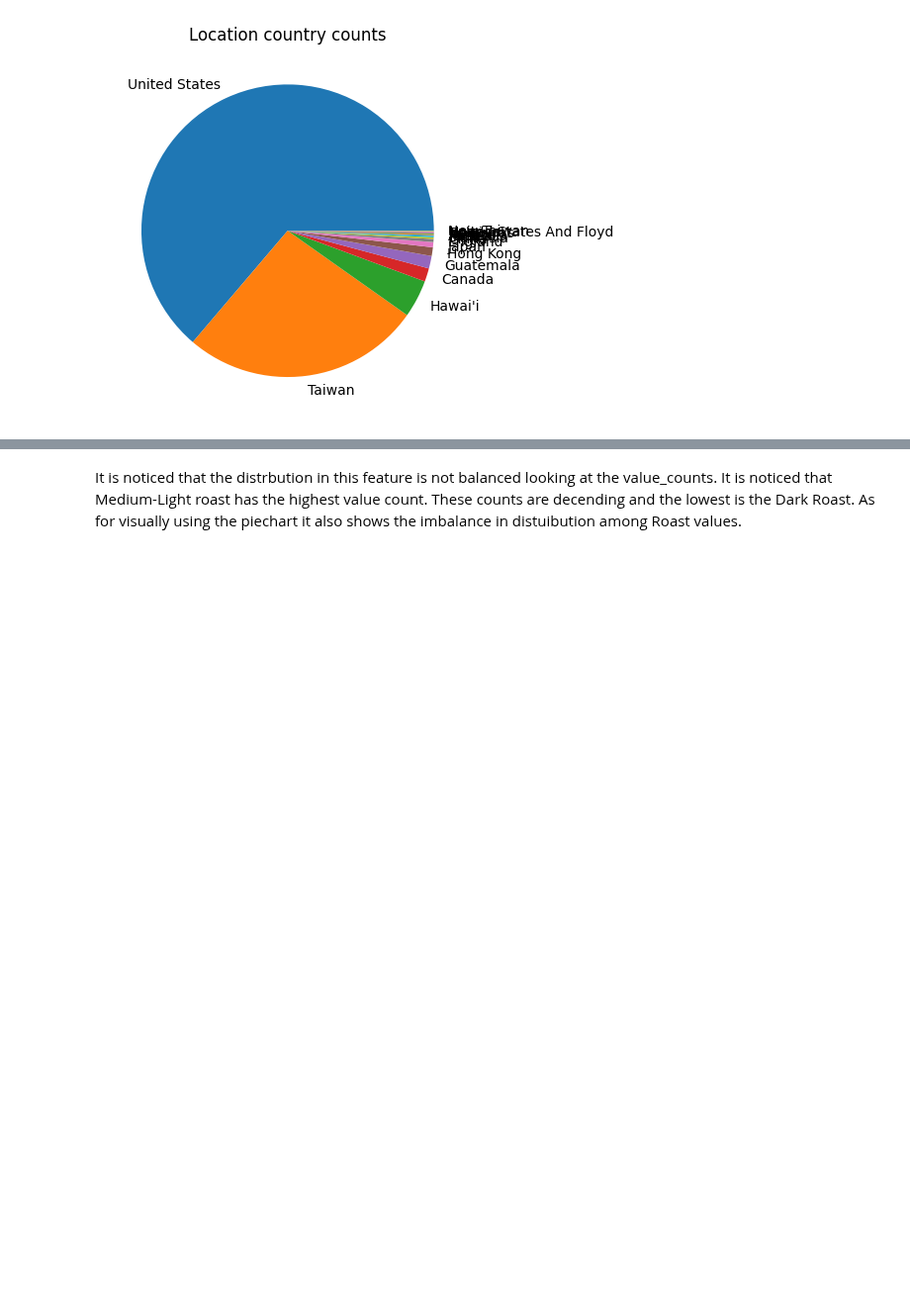
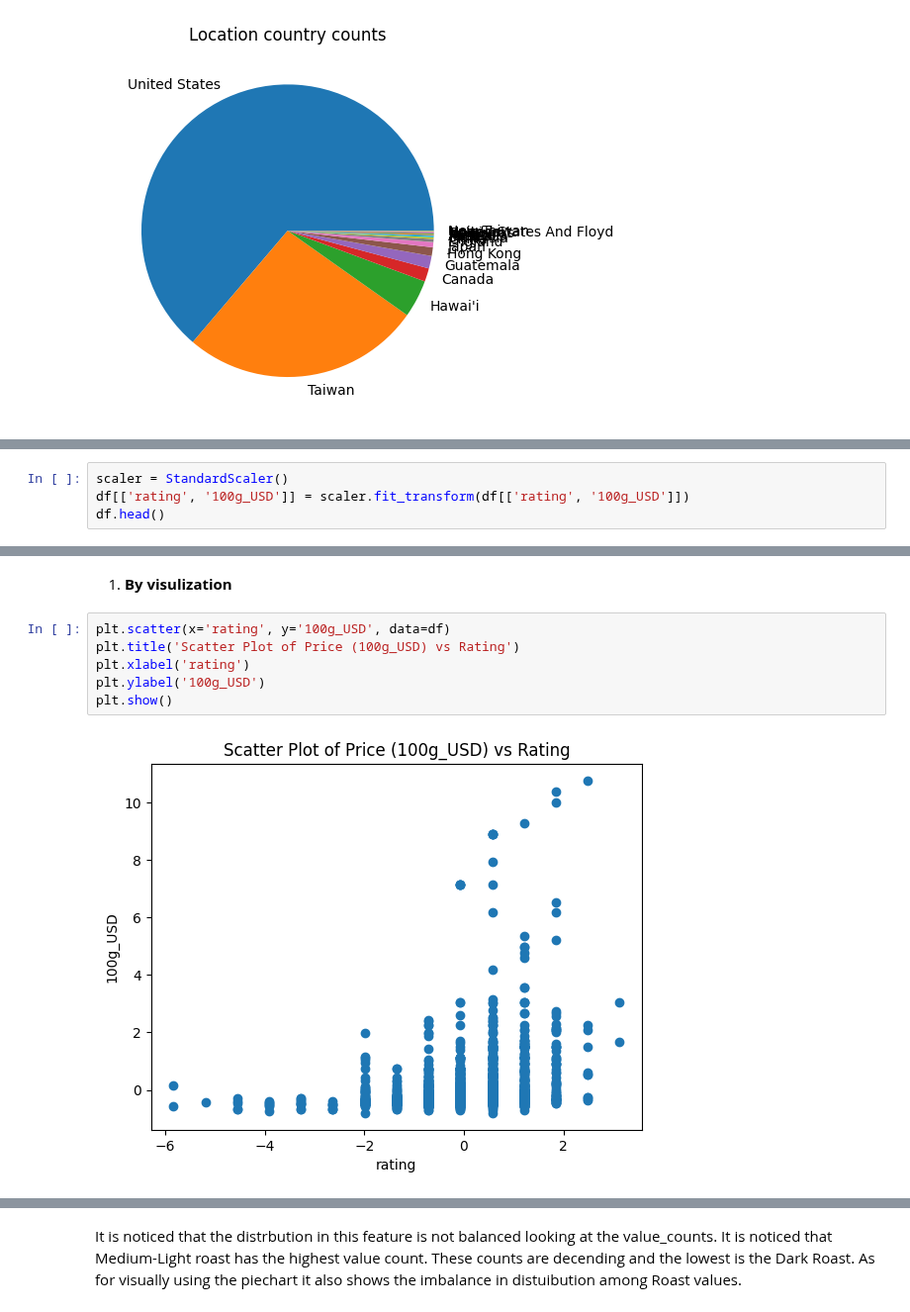
Before and after one commit to sondosaabed/SP.TOP-Data-Science-and-Analytics, a Jupyter notebook: Assignments/A4/1190652_A4.ipynb, the cells around one changed output, grey strips where cells are left out. Shown at 99% size. Saved outputs shown, nothing was run; the diff lists cells and outputs as text; blank space fills up the shorter version.

```diff
--- a/Assignments/A4/1190652_A4.ipynb
+++ b/Assignments/A4/1190652_A4.ipynb
@@ -416,0 +429,4 @@ Text(0.5, 1.0, 'Location country counts')
+# %%
+scaler = StandardScaler()
+df[['rating', '100g_USD']] = scaler.fit_transform(df[['rating', '100g_USD']])
+df.head()
@@ -416,0 +440,10 @@ Text(0.5, 1.0, 'Location country counts')
+# %% [markdown]
+1. <b>By visulization</b>
+# %%
+plt.scatter(x='rating', y='100g_USD', data=df)
+plt.title('Scatter Plot of Price (100g_USD) vs Rating')
+plt.xlabel('rating')
+plt.ylabel('100g_USD')
+plt.show()
+# %% [output]
+[figure, added]
```
Also changed, not shown: parts of 62 cells of this notebook.
